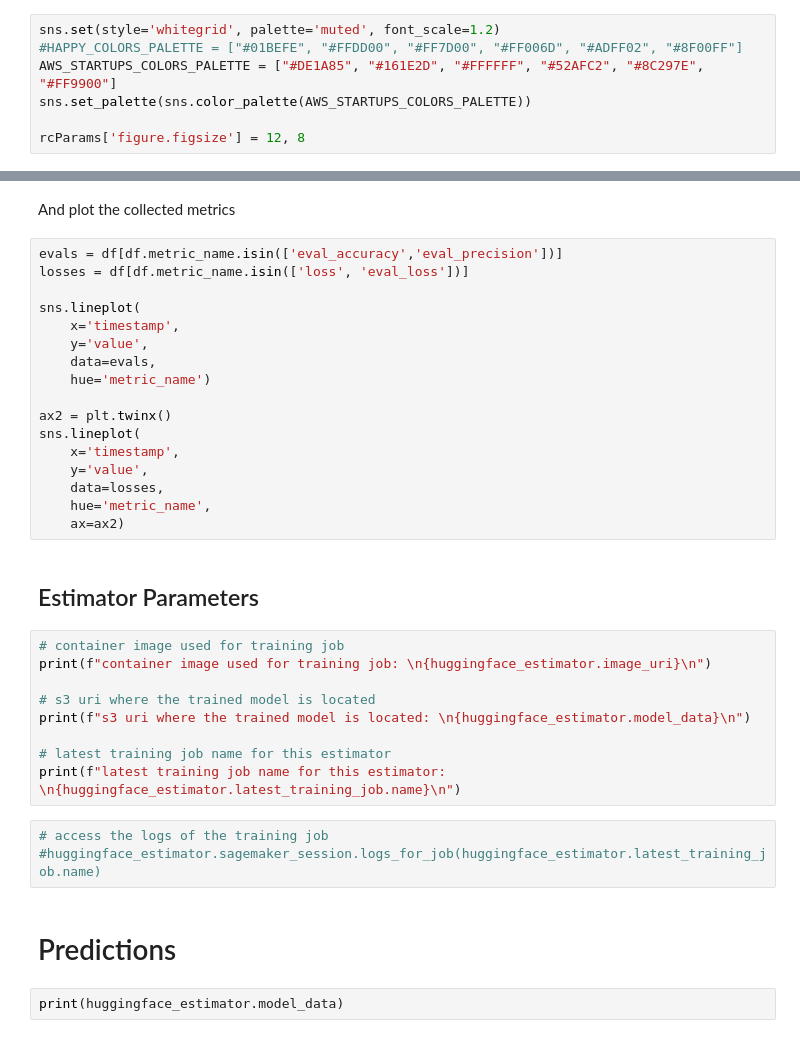
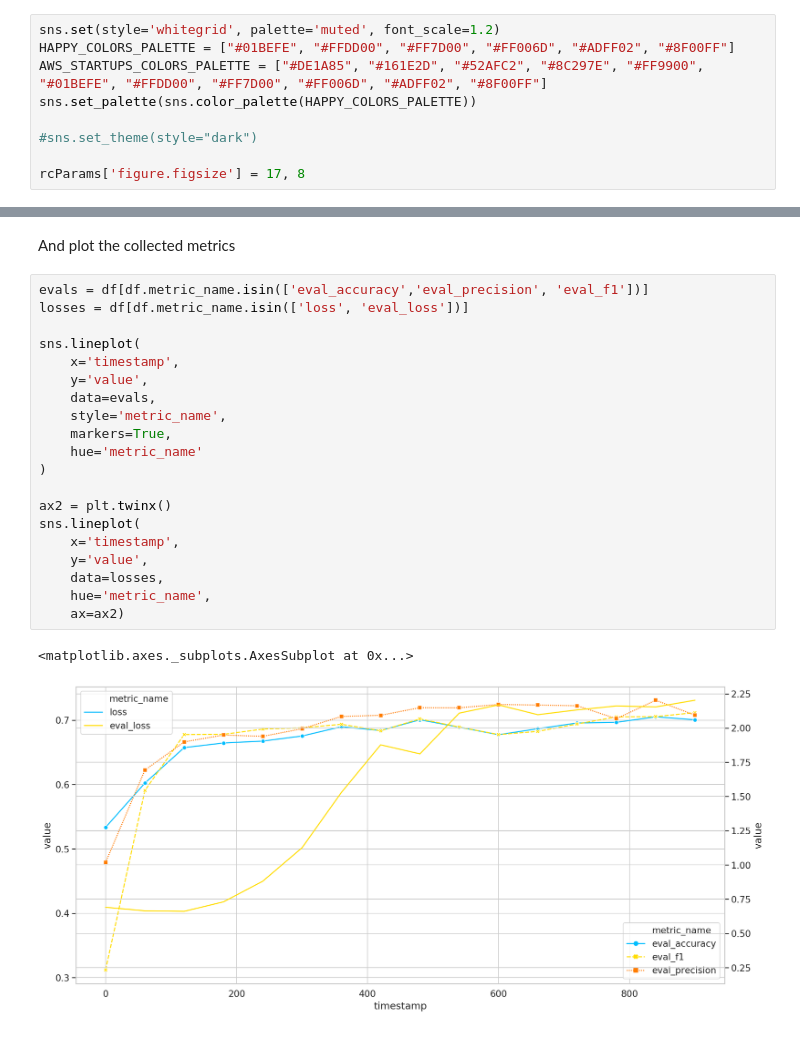
Before and after one commit to aws-samples/finetune-deploy-bert-with-amazon-sagemaker-for-hugging-face, a Jupyter notebook: finetune-distilbert.ipynb, the cells around one changed output, grey strips where cells are left out. Cells and saved outputs as stored; diff of their text form.

```diff
--- a/finetune-distilbert.ipynb
+++ b/finetune-distilbert.ipynb
@@ -58,11 +69,13 @@ import time
 %config InlineBackend.figure_format='retina'
 # %%
 sns.set(style='whitegrid', palette='muted', font_scale=1.2)
-#HAPPY_COLORS_PALETTE = ["#01BEFE", "#FFDD00", "#FF7D00", "#FF006D", "#ADFF02", "#8F00FF"]
-AWS_STARTUPS_COLORS_PALETTE = ["#DE1A85", "#161E2D", "#FFFFFF", "#52AFC2", "#8C297E", "#FF9900"]
-sns.set_palette(sns.color_palette(AWS_STARTUPS_COLORS_PALETTE))
+HAPPY_COLORS_PALETTE = ["#01BEFE", "#FFDD00", "#FF7D00", "#FF006D", "#ADFF02", "#8F00FF"]
+AWS_STARTUPS_COLORS_PALETTE = ["#DE1A85", "#161E2D", "#52AFC2", "#8C297E", "#FF9900", "#01BEFE", "#FFDD00", "#FF7D00", "#FF006D", "#ADFF02", "#8F00FF"]
+sns.set_palette(sns.color_palette(HAPPY_COLORS_PALETTE))
 
-rcParams['figure.figsize'] = 12, 8
+#sns.set_theme(style="dark")
+
+rcParams['figure.figsize'] = 17, 8
 # %% [markdown]
 ## Set up SageMaker session and bucket
 # %%
@@ -252,37 +342,25 @@ df.head(10)
 # %% [markdown]
 And plot the collected metrics
 # %%
-evals = df[df.metric_name.isin(['eval_accuracy','eval_precision'])]
+evals = df[df.metric_name.isin(['eval_accuracy','eval_precision', 'eval_f1'])]
 losses = df[df.metric_name.isin(['loss', 'eval_loss'])]
 
 sns.lineplot(
     x='timestamp',
     y='value',
     data=evals,
-    hue='metric_name')
+    style='metric_name',
+    markers=True,
+    hue='metric_name'
+)
 
 ax2 = plt.twinx()
 sns.lineplot(
     x='timestamp',
     y='value',
     data=losses,
     hue='metric_name',
     ax=ax2)
+# %% [output]
+<matplotlib.axes._subplots.AxesSubplot at 0x...>
+[figure, added]
-# %% [markdown]
-## Estimator Parameters
-# %%
-# container image used for training job
-print(f"container image used for training job: \n{huggingface_estimator.image_uri}\n")
-
-# s3 uri where the trained model is located
-print(f"s3 uri where the trained model is located: \n{huggingface_estimator.model_data}\n")
-
-# latest training job name for this estimator
-print(f"latest training job name for this estimator: \n{huggingface_estimator.latest_training_job.name}\n")
-# %%
-# access the logs of the training job
-#huggingface_estimator.sagemaker_session.logs_for_job(huggingface_estimator.latest_training_job.name)
-# %% [markdown]
-# Predictions
-# %%
-print(huggingface_estimator.model_data)
```
Also changed, not shown: parts of 38 cells of this notebook, 1 other file.
